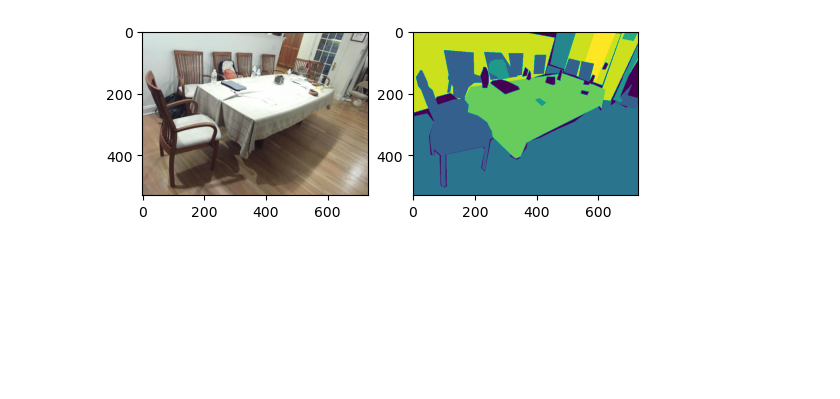
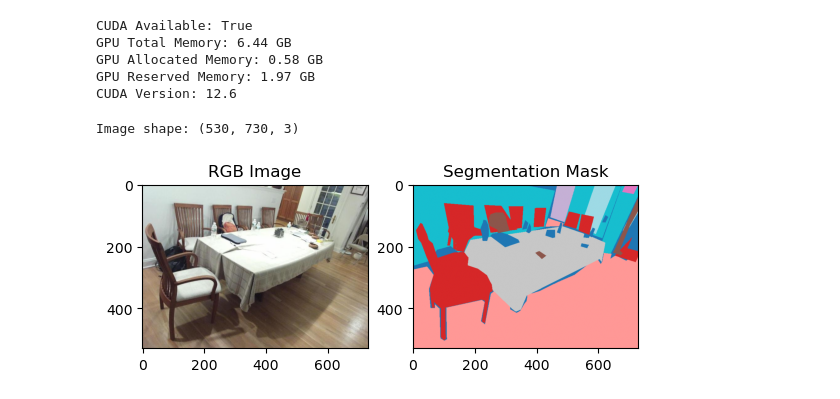
Before and after one commit to marcotuliopin/2d3dsegmentation, a Jupyter notebook: static_transfer.ipynb, the cells around one changed output. Drawn from its saved outputs; the diff is of its cells as text; code cells hidden in the pictures; blank space fills up the shorter version.

```diff
--- a/static_transfer.ipynb
+++ b/static_transfer.ipynb
@@ -10,29 +21,37 @@ from PIL import Image
 np.set_printoptions(threshold=np.inf)
+# %%
+print("CUDA Available:", torch.cuda.is_available())
+if torch.cuda.is_available():
+    print(f"GPU Total Memory: {torch.cuda.get_device_properties(0).total_memory / 1e9:.2f} GB")
+    print(f"GPU Allocated Memory: {torch.cuda.memory_allocated() / 1e9:.2f} GB")
+    print(f"GPU Reserved Memory: {torch.cuda.memory_reserved() / 1e9:.2f} GB")
+    print("CUDA Version:", torch.version.cuda)
+torch.cuda.empty_cache()
+device = torch.device("cuda" if torch.cuda.is_available() else "cpu")
+# %% [output]
+CUDA Available: True
+GPU Total Memory: 6.44 GB
+GPU Allocated Memory: 0.58 GB
+GPU Reserved Memory: 1.97 GB
+CUDA Version: 12.6
 # %%
-dataset = 'datasets/SUN_RGBD/'
+root_dir = "data/SUN_RGBD/"
 
-def print_image(path: str) -> None:
-    img = Image.open(dataset + path)
-    plt.imshow(img)
+def print_pair_image_label(image, label) -> None:
+    print("Image shape:", np.array(image).shape)
+    plt.subplot(1, 2, 1)
+    plt.imshow(image)
+    plt.title("RGB Image")
+
+    plt.subplot(1, 2, 2)
+    plt.imshow(label, cmap="tab20")
+    plt.title("Segmentation Mask")
+
     plt.show()
 
-def print_image_as_array(path: str) -> None:
-    img = Image.open(dataset + path)
-    img = np.array(img)
-    print(img[0], img[0].shape)
-    print(img.shape)
-
-def print_pair_image_label(img: str, label: str) -> None:
-    img = Image.open(dataset + 'image/' + img)
-    label = Image.open(dataset + 'label13/' + label)
-    plt.subplot(1, 2, 1)
-    plt.imshow(img)
-    plt.subplot(1, 2, 2)
-    plt.imshow(label)
-    plt.show()
-
-print_pair_image_label('train/img-000001.jpg', 'train/img13labels-000001.png')
+print_pair_image_label(Image.open(root_dir + "image/train/img-000001.jpg"), Image.open(root_dir + "label13/train/img13labels-000001.png"))
 # %% [output]
+Image shape: (530, 730, 3)
-[figure, old version]
+[figure, new version]
 # %%
 class SunRGBDDataset(Dataset):
```
Also changed, not shown: parts of 12 cells of this notebook, 2 other files.
